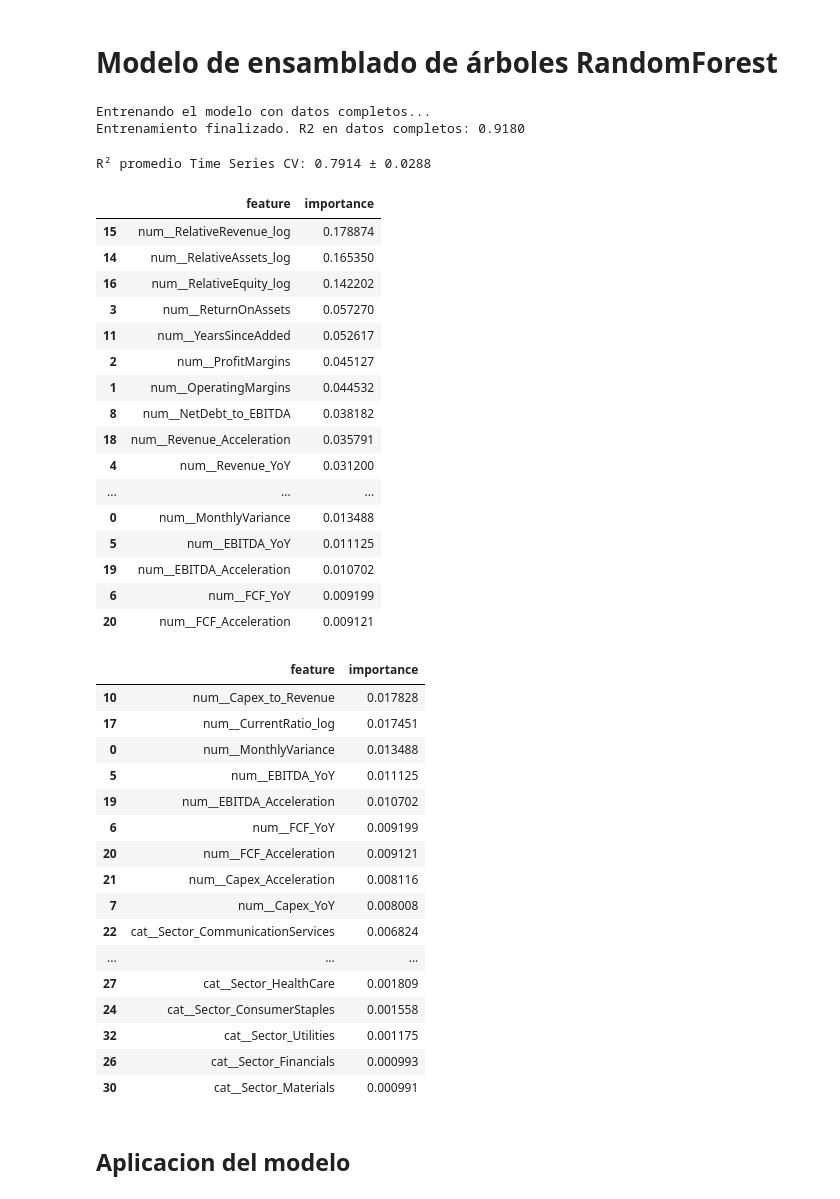
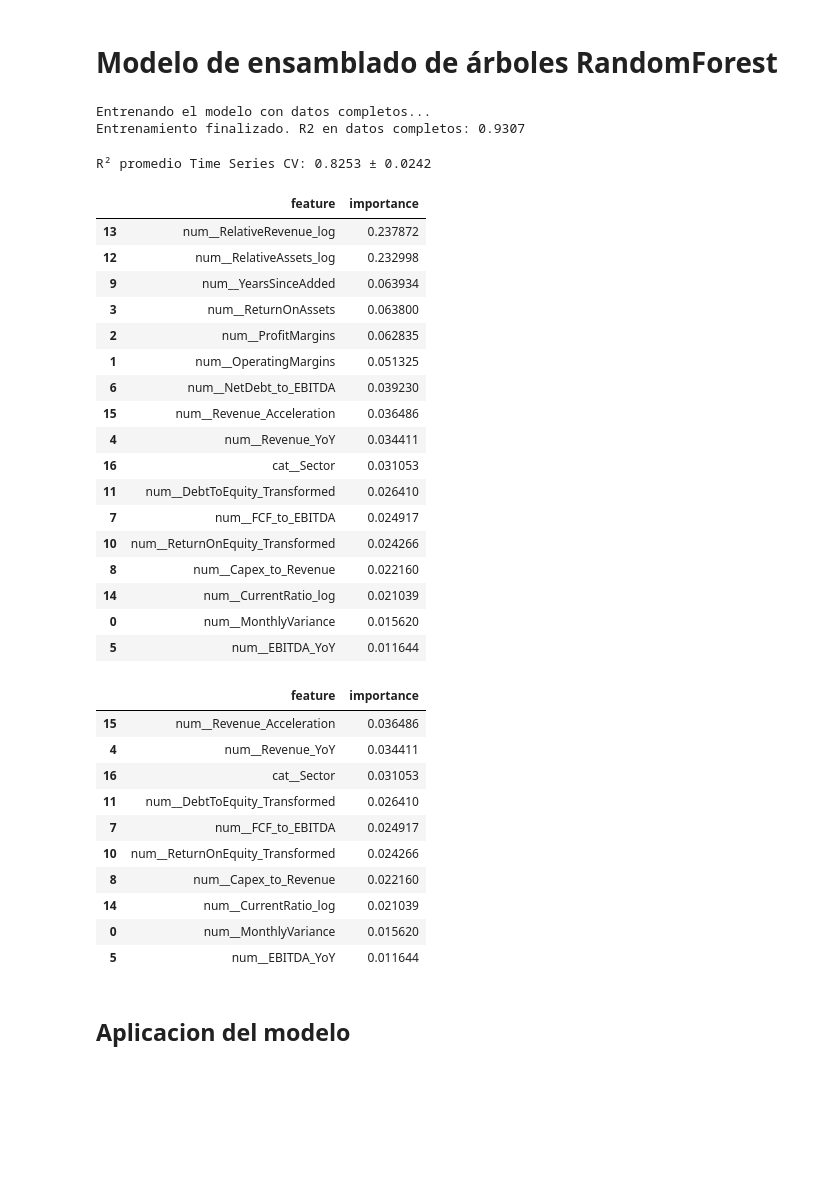
Before and after one commit to sebakremis/FinDataMining, a Jupyter notebook: 03_Modeling.ipynb, the cells around one changed output. Drawn from its saved outputs; the diff is of its cells as text; code cells hidden in the pictures; blank space fills up the shorter version.

```diff
--- a/03_Modeling.ipynb
+++ b/03_Modeling.ipynb
@@ -82,7 +83,12 @@ predictores_a_eliminar = [
     'BasicAvgShares',
     # Variables con baja relevancia
     'MonthlyReturn',
-    'MarketCovariance'
+    'MarketCovariance',
+    'EBITDA_Acceleration',
+    'FCF_Acceleration',
+    'FCF_YoY',
+    'Capex_YoY',
+    'Capex_Acceleration'
     ]
 
 # Se define la variable objetivo y las variables predictoras
@@ -99,7 +105,7 @@ categorical_cols = ['Sector']
 # preprocesador: escala numéricas y codifica categóricas
 preprocessor = ColumnTransformer([
     ('num', StandardScaler(), numeric_cols),
-    ('cat', OneHotEncoder(handle_unknown='ignore'), categorical_cols)
+    ('cat', TargetEncoder(smoothing= 10.0), categorical_cols)
 ])
 
 pipe = Pipeline([
@@ -121,7 +127,7 @@ r2_completo = pipe.score(X, y)
 print(f"Entrenamiento finalizado. R2 en datos completos: {r2_completo:.4f}")
 # %% [output]
 Entrenando el modelo con datos completos...
-Entrenamiento finalizado. R2 en datos completos: 0.9180
+Entrenamiento finalizado. R2 en datos completos: 0.9307
 # %%
 # Test de validación cruzada
 # Configurar el validador de series temporales
@@ -139,7 +145,7 @@ cross_val_scores = cross_val_score(
 
 print(f"R² promedio Time Series CV: {cross_val_scores.mean():.4f} ± {cross_val_scores.std():.4f}")
 # %% [output]
-R² promedio Time Series CV: 0.7914 ± 0.0288
+R² promedio Time Series CV: 0.8253 ± 0.0242
 # %%
 # Importancia de factores en el modelo
 rf_model = pipe.named_steps['model']
@@ -154,42 +160,37 @@ feature_importance_df = feature_importance_df.sort_values(by='importance', ascen
 feature_importance_df.head(20)
 # %% [output]
 |  | feature | importance |
-| 15 | num__RelativeRevenue_log | 0.178874 |
-| 14 | num__RelativeAssets_log | 0.165350 |
-| 16 | num__RelativeEquity_log | 0.142202 |
-| 3 | num__ReturnOnAssets | 0.057270 |
-| 11 | num__YearsSinceAdded | 0.052617 |
-| 2 | num__ProfitMargins | 0.045127 |
-| 1 | num__OperatingMargins | 0.044532 |
-| 8 | num__NetDebt_to_EBITDA | 0.038182 |
-| 18 | num__Revenue_Acceleration | 0.035791 |
-| 4 | num__Revenue_YoY | 0.031200 |
-| ... | ... | ... |
-| 0 | num__MonthlyVariance | 0.013488 |
-| 5 | num__EBITDA_YoY | 0.011125 |
-| 19 | num__EBITDA_Acceleration | 0.010702 |
-| 6 | num__FCF_YoY | 0.009199 |
-| 20 | num__FCF_Acceleration | 0.009121 |
+| 13 | num__RelativeRevenue_log | 0.237872 |
+| 12 | num__RelativeAssets_log | 0.232998 |
+| 9 | num__YearsSinceAdded | 0.063934 |
+| 3 | num__ReturnOnAssets | 0.063800 |
+| 2 | num__ProfitMargins | 0.062835 |
+| 1 | num__OperatingMargins | 0.051325 |
+| 6 | num__NetDebt_to_EBITDA | 0.039230 |
+| 15 | num__Revenue_Acceleration | 0.036486 |
+| 4 | num__Revenue_YoY | 0.034411 |
+| 16 | cat__Sector | 0.031053 |
+| 11 | num__DebtToEquity_Transformed | 0.026410 |
+| 7 | num__FCF_to_EBITDA | 0.024917 |
+| 10 | num__ReturnOnEquity_Transformed | 0.024266 |
+| 8 | num__Capex_to_Revenue | 0.022160 |
+| 14 | num__CurrentRatio_log | 0.021039 |
+| 0 | num__MonthlyVariance | 0.015620 |
+| 5 | num__EBITDA_YoY | 0.011644 |
 # %%
-feature_importance_df.tail(20)
+feature_importance_df.tail(10)
 # %% [output]
 |  | feature | importance |
-| 10 | num__Capex_to_Revenue | 0.017828 |
-| 17 | num__CurrentRatio_log | 0.017451 |
-| 0 | num__MonthlyVariance | 0.013488 |
-| 5 | num__EBITDA_YoY | 0.011125 |
-| 19 | num__EBITDA_Acceleration | 0.010702 |
-| 6 | num__FCF_YoY | 0.009199 |
-| 20 | num__FCF_Acceleration | 0.009121 |
-| 21 | num__Capex_Acceleration | 0.008116 |
-| 7 | num__Capex_YoY | 0.008008 |
-| 22 | cat__Sector_CommunicationServices | 0.006824 |
-| ... | ... | ... |
-| 27 | cat__Sector_HealthCare | 0.001809 |
-| 24 | cat__Sector_ConsumerStaples | 0.001558 |
-| 32 | cat__Sector_Utilities | 0.001175 |
-| 26 | cat__Sector_Financials | 0.000993 |
-| 30 | cat__Sector_Materials | 0.000991 |
+| 15 | num__Revenue_Acceleration | 0.036486 |
+| 4 | num__Revenue_YoY | 0.034411 |
+| 16 | cat__Sector | 0.031053 |
+| 11 | num__DebtToEquity_Transformed | 0.026410 |
+| 7 | num__FCF_to_EBITDA | 0.024917 |
+| 10 | num__ReturnOnEquity_Transformed | 0.024266 |
+| 8 | num__Capex_to_Revenue | 0.022160 |
+| 14 | num__CurrentRatio_log | 0.021039 |
+| 0 | num__MonthlyVariance | 0.015620 |
+| 5 | num__EBITDA_YoY | 0.011644 |
 # %% [markdown]
 ## Aplicacion del modelo
 # %% [markdown]
```
Also changed, not shown: parts of 6 cells of this notebook, 2 other files.
